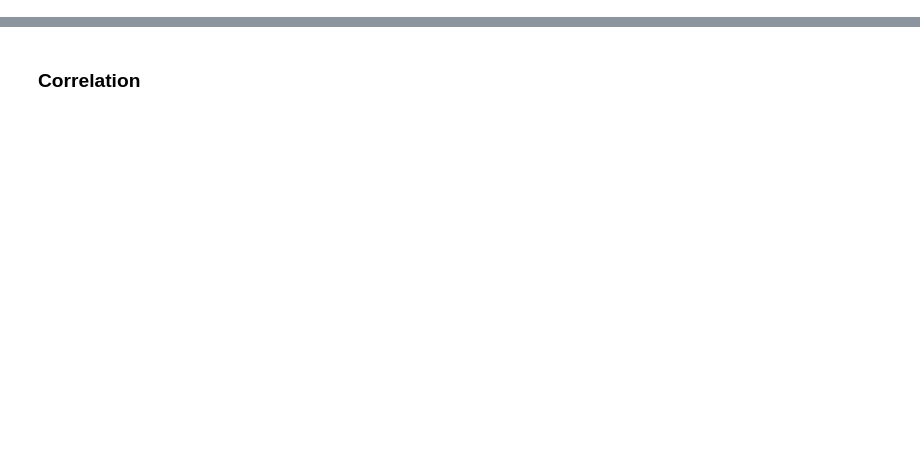
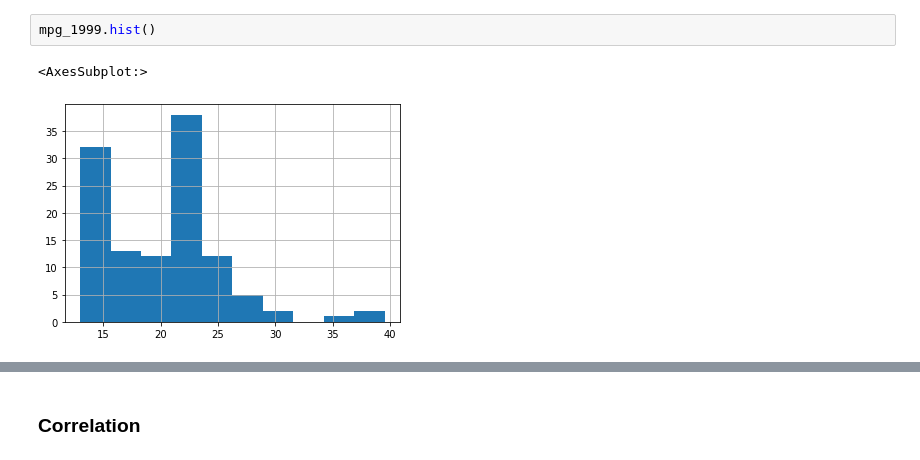
Before and after one commit to JenniferMLewis/statistics-exercises, a Jupyter notebook: hypothesis_testing.ipynb, the cells around one changed output, grey strips where cells are left out. Saved outputs shown, nothing was run; the diff lists cells and outputs as text; blank space fills up the shorter version.

```diff
--- a/hypothesis_testing.ipynb
+++ b/hypothesis_testing.ipynb
@@ -9,0 +115,5 @@ from scipy import stats
+# %%
+mpg_1999.hist()
+# %% [output]
+<AxesSubplot:>
+[figure, added]
```
Also changed, not shown: parts of 89 cells of this notebook.
